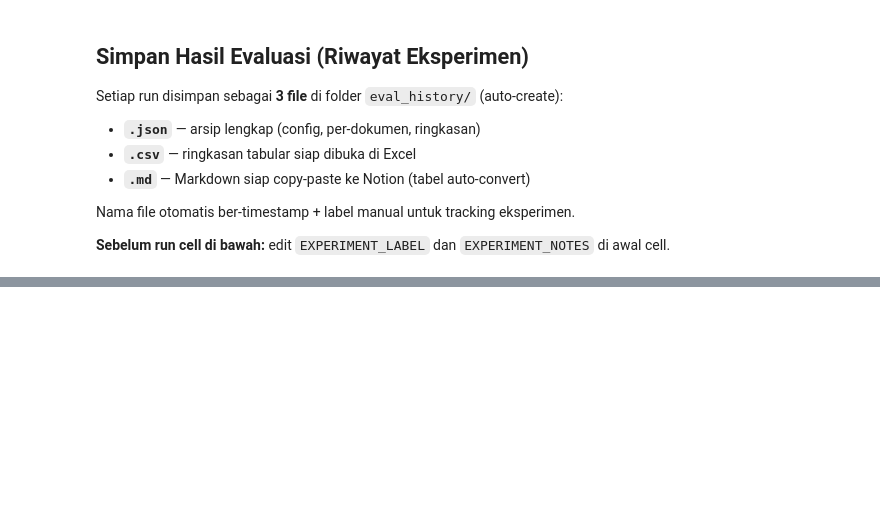
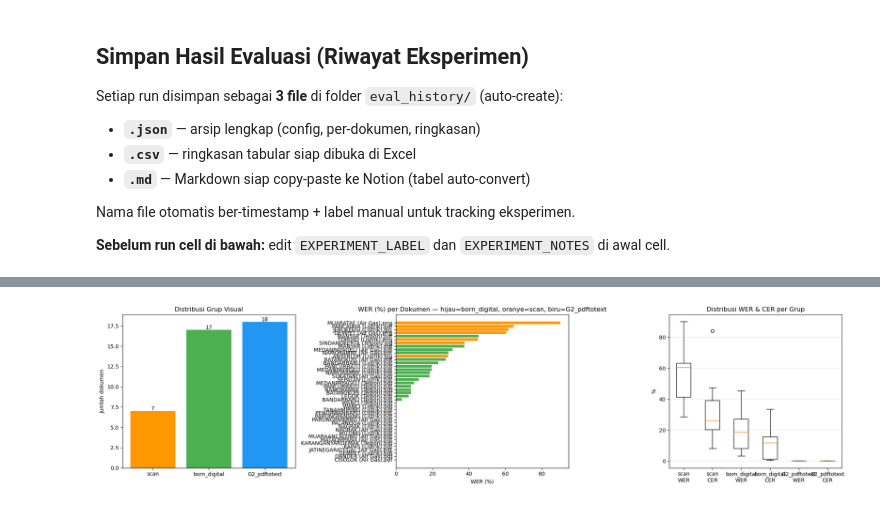
Before and after one commit to InDragovich/PytesseractOCR, a Jupyter notebook: PytesseractOCR_with_Testing.ipynb, the cells around one changed output, grey strips where cells are left out. Drawn from its saved outputs; the diff is of its cells as text; code cells hidden in the pictures; blank space fills up the shorter version.

```diff
--- a/PytesseractOCR_with_Testing.ipynb
+++ b/PytesseractOCR_with_Testing.ipynb
@@ -1040,7 +1380,7 @@ print(f"\nTotal dokumen: {len(ocr_results_list)}")
 print("Variable: ocr_results_list\n")
 
 for i, item in enumerate(ocr_results_list, 1):
-    preview = item["hasil_ocr"][:100].replace("\n", " ")
+    preview = item["hasil_ocr"][:2000].replace("\n", " ")
     print(f"  [{i}] {item['nama_lampiran']}")
     print(f"      Preview: {preview}...")
     print(f"      Panjang: {len(item['hasil_ocr'])} karakter\n")
@@ -1249,7 +1664,7 @@ if testing_results:
         gt_single = normalize_to_single_line(result["ground_truth"])
         ocr_single = normalize_to_single_line(result["ocr_output"])
 
-        max_display = 500
+        max_display = 1200
         print("\n  Ground Truth (single-line):")
         if len(gt_single) > max_display:
             print(f"  {gt_single[:max_display]}... [{len(gt_single)} total chars]")
@@ -1322,8 +1755,8 @@ from datetime import datetime
 from pathlib import Path
 
 # ── Edit dua variabel ini setiap kali eksperimen baru ────────────────────────
-EXPERIMENT_LABEL: str = "baseline"  # slug pendek, no spasi (mis. "psm-air3-dpi300")
-EXPERIMENT_NOTES: str = ""          # catatan bebas tentang eksperimen ini
+EXPERIMENT_LABEL: str = "testing-preprocessing-metho-with-pdfbypass"  # slug pendek, no spasi (mis. "psm-air3-dpi300")
+EXPERIMENT_NOTES: str = "terdapat perubahan hasi cer dan wer pada pdf scan, pdf text dipass"          # catatan bebas tentang eksperimen ini
 
 EVAL_HISTORY_FOLDER = Path(r"G:\Kuliah\smt4\Tugas Akhir\OCR File\OCR Evaluation")
 EVAL_HISTORY_FOLDER.mkdir(parents=True, exist_ok=True)
@@ -1476,0 +1928,82 @@ print("=" * 70)
+# %%
+# ================================================
+# VISUALISASI: KOMPARASI WER/CER PER GRUP VISUAL
+# ================================================
+import matplotlib.pyplot as plt
+from collections import Counter, defaultdict
+
+if "testing_results" in globals() and testing_results:
+    # Map filename -> visual_group dari file_info
+    file_to_group = {fi["filename"]: fi.get("visual_group", "?") for fi in file_info}
+    # Tambahkan G2 docs ke map (di-extract via pdftotext, bukan OCR)
+    if "g2_meta" in globals():
+        for _m in g2_meta:
+            file_to_group[_m["filename"]] = _m["visual_group"]
+
+    fig, axes = plt.subplots(1, 3, figsize=(20, 5))
+
+    # ─── Plot 1: distribusi grup visual ─────────────────────────────────────
+    group_counts = Counter(file_to_group.values())
+    g_labels = list(group_counts.keys())
+    g_values = [group_counts[g] for g in g_labels]
+    bar_colors = ["#4CAF50" if g == "born_digital" else "#FF9800" if g == "scan" else "#2196F3" if g == "G2_pdftotext" else "#999999" for g in g_labels]
+    axes[0].bar(g_labels, g_values, color=bar_colors)
+    axes[0].set_title("Distribusi Grup Visual")
+    axes[0].set_ylabel("Jumlah dokumen")
+    for i_g, v in enumerate(g_values):
+        axes[0].text(i_g, v + 0.1, str(v), ha="center")
+
+    # ─── Plot 2: WER per dokumen, color by group ────────────────────────────
+    wer_data = sorted(
+        [(r["filename"], r["wer"], file_to_group.get(r["filename"], "?")) for r in testing_results],
+        key=lambda x: x[1],
+    )
+    colors_map = {"born_digital": "#4CAF50", "scan": "#FF9800", "G2_pdftotext": "#2196F3", "?": "#999999"}
+    axes[1].barh(
+        [d[0][:30] for d in wer_data],
+        [d[1] for d in wer_data],
+        color=[colors_map[d[2]] for d in wer_data],
+    )
+    axes[1].set_title("WER (%) per Dokumen — hijau=born_digital, oranye=scan, biru=G2_pdftotext")
+    axes[1].set_xlabel("WER (%)")
+
+    # ─── Plot 3: box plot WER & CER per grup ────────────────────────────────
+    by_group = defaultdict(lambda: {"wer": [], "cer": []})
+    for r in testing_results:
+        g = file_to_group.get(r["filename"], "?")
+        by_group[g]["wer"].append(r["wer"])
+        by_group[g]["cer"].append(r["cer"])
+    box_data = []
+    box_labels = []
+    for g, vals in by_group.items():
+        box_data.append(vals["wer"])
+        box_labels.append(f"{g}\nWER")
+        box_data.append(vals["cer"])
+        box_labels.append(f"{g}\nCER")
+    axes[2].boxplot(box_data, labels=box_labels)
+    axes[2].set_title("Distribusi WER & CER per Grup")
+    axes[2].set_ylabel("%")
+    axes[2].grid(True, axis="y", alpha=0.3)
+
+    plt.tight_layout()
+
+    # Simpan figure ke OCR Evaluation/
+    from datetime import datetime
+    _ts = datetime.now().strftime("%Y%m%d_%H%M%S")
+    _fig_path = EVAL_HISTORY_FOLDER / f"refactor_visualisasi_{_ts}.png"
+    plt.savefig(_fig_path, dpi=120, bbox_inches="tight")
+    plt.show()
+    print(f"\nFigure disimpan: {_fig_path}")
+
+    # Print ringkasan numerik per grup
+    print(f"\n{'Grup':<15} {'N':<5} {'Avg WER':<10} {'Avg CER':<10}")
+    print("-" * 45)
+    for g, vals in by_group.items():
+        n = len(vals["wer"])
+        avg_w = sum(vals["wer"]) / n if n else 0
+        avg_c = sum(vals["cer"]) / n if n else 0
+        print(f"{g:<15} {n:<5} {avg_w:<10.2f} {avg_c:<10.2f}")
+else:
+    print("testing_results tidak tersedia. Jalankan cell pengujian akurasi terlebih dahulu.")
+# %% [output]
+[figure, added]
```
Also changed, not shown: parts of 25 cells of this notebook.
